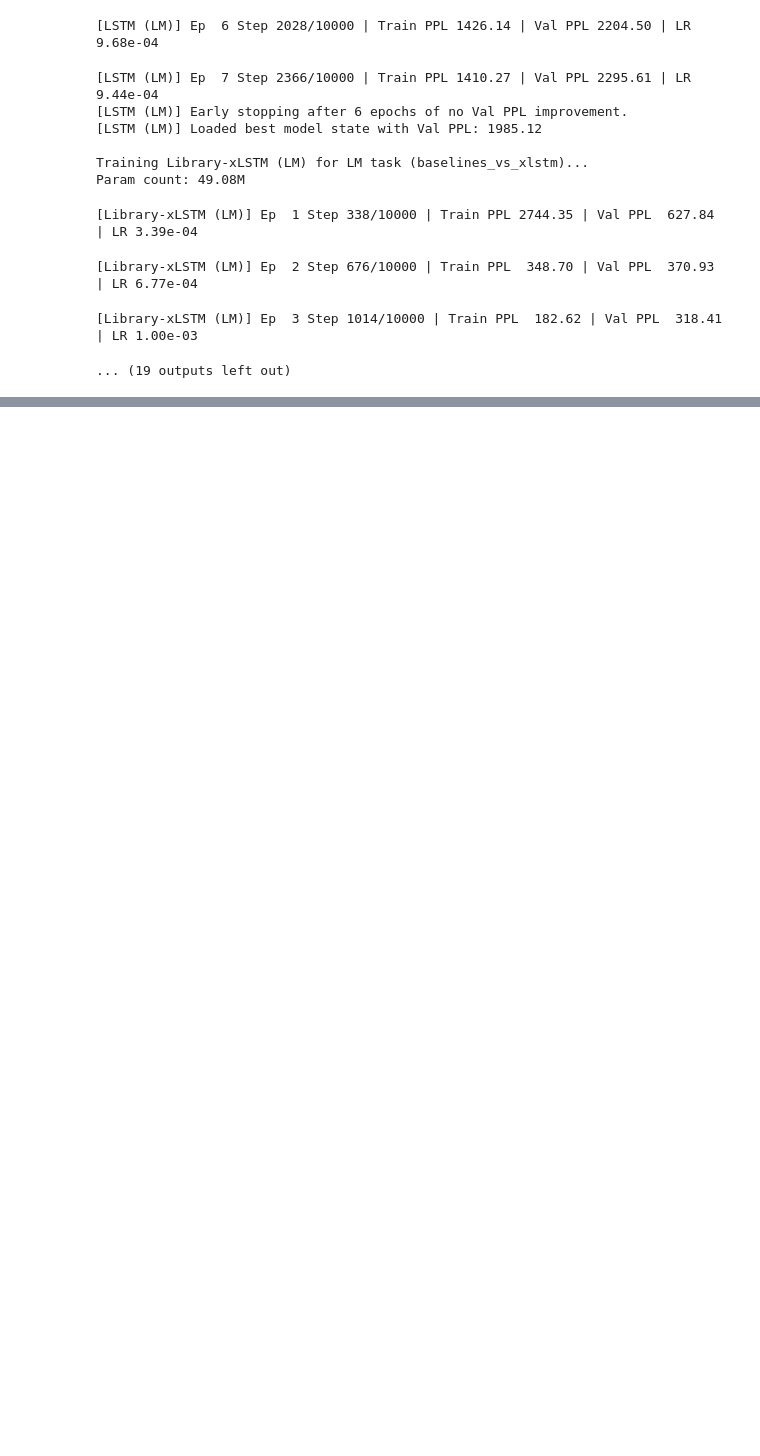
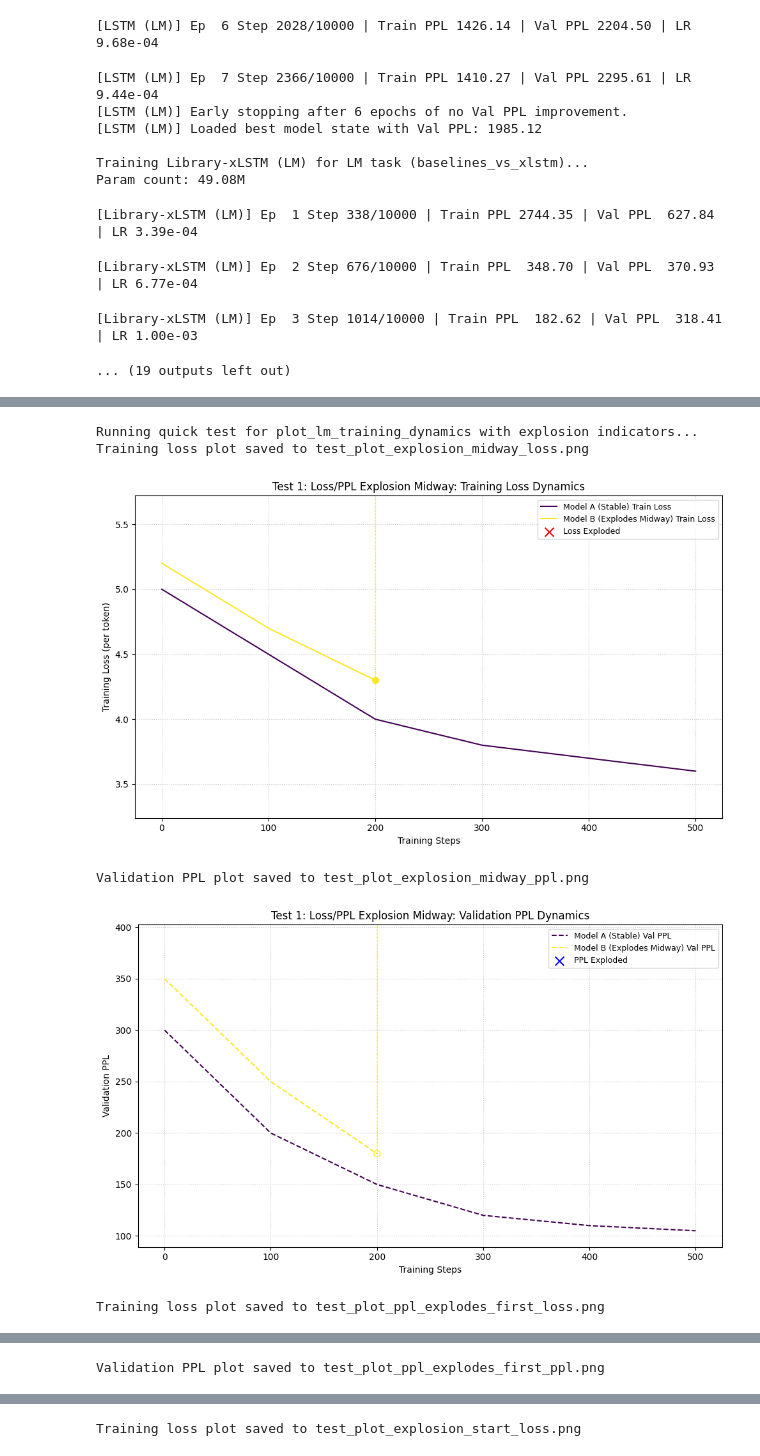
Before and after one commit to Zeromeam/xlstm_project, a Jupyter notebook: main.ipynb, the cells around one changed output, grey strips where cells are left out. Cells and saved outputs as stored; diff of their text form; code cells hidden in the pictures; blank space fills up the shorter version.

```diff
--- a/main.ipynb
+++ b/main.ipynb
@@ -181,0 +264,78 @@ Param count: 49.08M
+# %%
+import matplotlib.pyplot as plt
+import numpy as np
+from typing import Dict, List, Optional
+
+# --- Assuming your plotting.py is in a 'utils' subdirectory ---
+# If plotting.py is in the same directory, use:
+# from plotting import plot_lm_training_dynamics
+# If it's in utils:
+from utils.plotting import plot_lm_training_dynamics
+
+# --- Quick Test Data for plot_lm_training_dynamics ---
+print("Running quick test for plot_lm_training_dynamics with explosion indicators...")
+
+# Case 1: Model A runs fine, Model B's loss and PPL explode midway
+test_histories_1 = {
+    "Model A (Stable)": {
+        "steps": list(range(0, 600, 100)),
+        "train_loss": [5.0, 4.5, 4.0, 3.8, 3.7, 3.6],
+        "val_ppl": [300, 200, 150, 120, 110, 105]
+    },
+    "Model B (Explodes Midway)": {
+        "steps": list(range(0, 600, 100)),
+        "train_loss": [5.2, 4.7, 4.3, np.nan, np.nan, np.nan], # Loss Explodes at step index 3 (value 300)
+        "val_ppl": [350, 250, 180, np.inf, np.nan, np.nan]    # PPL also becomes invalid (Inf then NaN)
+    }
+}
+plot_lm_training_dynamics(
+    histories=test_histories_1,
+    title="Test 1: Loss/PPL Explosion Midway",
+    filename="test_plot_explosion_midway.png", # Saves the plot
+    max_steps_display=500 # Test capping display
+)
+
+# Case 2: Model C's PPL explodes (becomes Inf), loss is okay for a bit longer then also NaNs
+test_histories_2 = {
+    "Model C (PPL Explodes First, then Loss)": {
+        "steps": list(range(0, 600, 100)),
+        "train_loss": [4.8, 4.2, 3.9, 3.7, np.nan, np.nan], # Loss explodes later at step index 4 (value 400)
+        "val_ppl": [280, 180, np.inf, np.inf, np.nan, np.nan] # PPL explodes at step index 2 (value 200)
+    },
+    "Model A (Stable Ref)": { # Include a stable one for comparison
+        "steps": list(range(0, 600, 100)),
+        "train_loss": [5.0, 4.5, 4.0, 3.8, 3.7, 3.6],
+        "val_ppl": [300, 200, 150, 120, 110, 105]
+    }
+}
+plot_lm_training_dynamics(
+    histories=test_histories_2,
+    title="Test 2: PPL Explodes Before Loss",
+    filename="test_plot_ppl_explodes_first.png",
+    max_steps_display=500
+)
+
+# Case 3: Explosion at the very start
+test_histories_3 = {
+    "Model D (Explodes at Start)": {
+        "steps": list(range(0, 600, 100)),
+        "train_loss": [np.nan, np.nan, np.nan, np.nan, np.nan, np.nan], # NaN from step 0
+        "val_ppl": [np.inf, np.nan, np.nan, np.nan, np.nan, np.nan]  # Inf from step 0
+    }
+}
+plot_lm_training_dynamics(
+    histories=test_histories_3,
+    title="Test 3: Explosion at Start",
+    filename="test_plot_explosion_start.png",
+    max_steps_display=500
+)
+
+print("\nQuick plotting tests complete for plot_lm_training_dynamics.")
+print("Check the generated PNG files: 'test_plot_explosion_midway.png', 'test_plot_ppl_explodes_first.png', 'test_plot_explosion_start.png'.")
+# %% [output]
+Running quick test for plot_lm_training_dynamics with explosion indicators...
+Training loss plot saved to test_plot_explosion_midway_loss.png
+[figure, added]
+Validation PPL plot saved to test_plot_explosion_midway_ppl.png
+[figure, added]
+Training loss plot saved to test_plot_ppl_explodes_first_loss.png
@@ -181,0 +343 @@ Param count: 49.08M
+Validation PPL plot saved to test_plot_ppl_explodes_first_ppl.png
@@ -181,0 +345 @@ Param count: 49.08M
+Training loss plot saved to test_plot_explosion_start_loss.png
```
Also changed, not shown: parts of 3 cells of this notebook, 16 other files.
